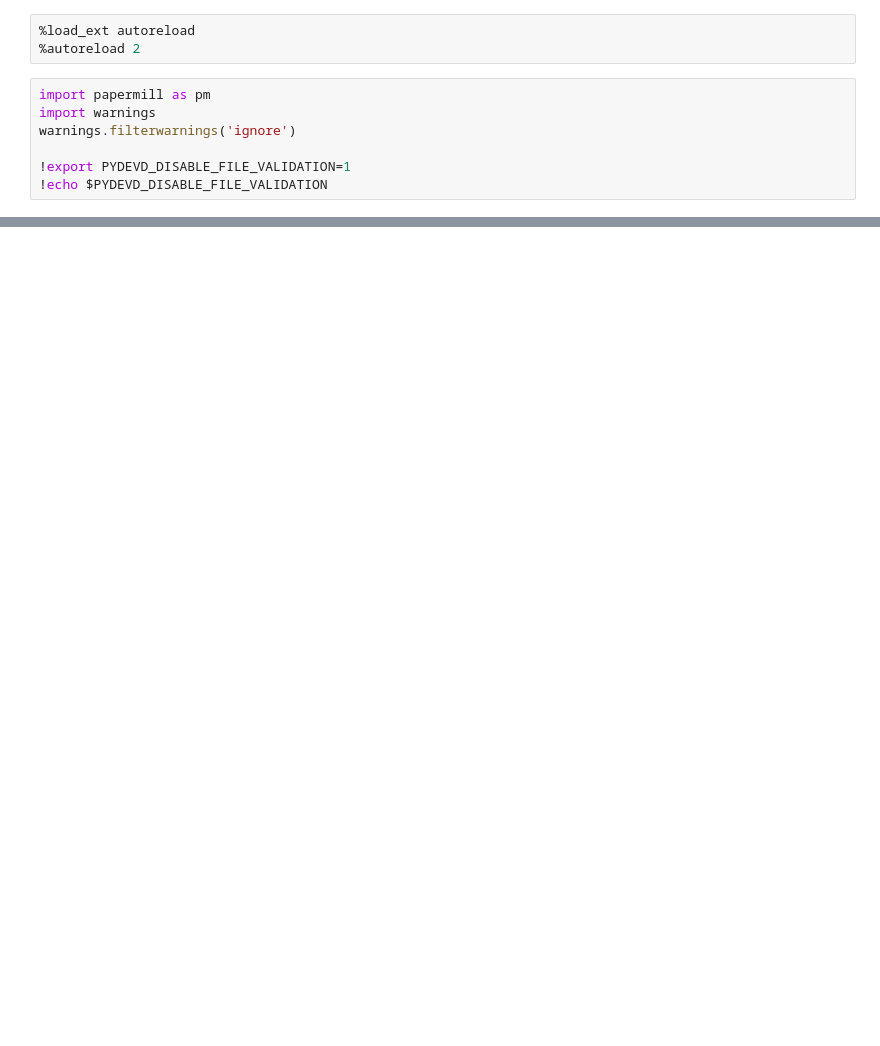
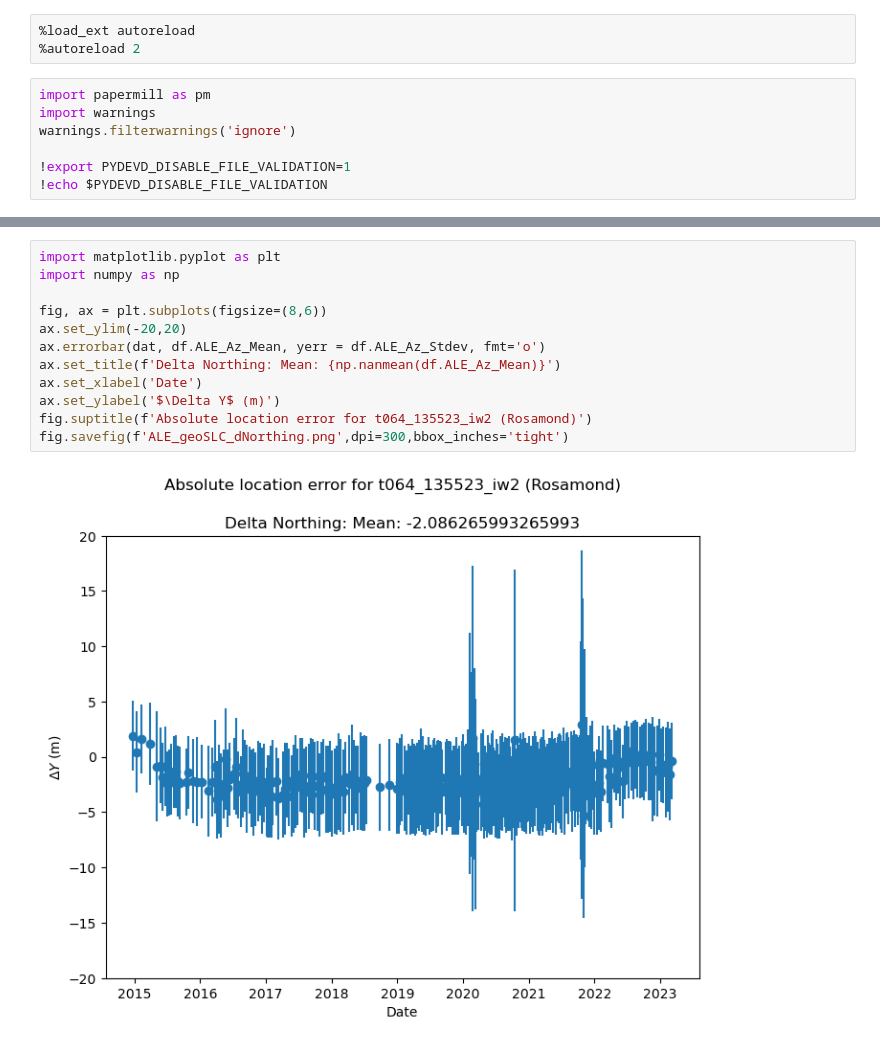
Before and after one commit to OPERA-Cal-Val/calval-CSLC, a Jupyter notebook: run_batch_ALE.ipynb, the cells around one changed output, grey strips where cells are left out. Saved outputs shown, nothing was run; the diff lists cells and outputs as text; blank space fills up the shorter version.

```diff
--- a/run_batch_ALE.ipynb
+++ b/run_batch_ALE.ipynb
@@ -78,0 +76,14 @@ ValueError: `errorbar` must be one of ['ci', 'pi', 'se', 'sd'], but 'ALE_Rg_Stde
+# %%
+import matplotlib.pyplot as plt
+import numpy as np
+
+fig, ax = plt.subplots(figsize=(8,6))
+ax.set_ylim(-20,20)
+ax.errorbar(dat, df.ALE_Az_Mean, yerr = df.ALE_Az_Stdev, fmt='o')
+ax.set_title(f'Delta Northing: Mean: {np.nanmean(df.ALE_Az_Mean)}')
+ax.set_xlabel('Date')
+ax.set_ylabel('$\Delta Y$ (m)')
+fig.suptitle(f'Absolute location error for t064_135523_iw2 (Rosamond)')
+fig.savefig(f'ALE_geoSLC_dNorthing.png',dpi=300,bbox_inches='tight')
+# %% [output]
+[figure, added]
```
Also changed, not shown: parts of 6 cells of this notebook, 6 other files.
